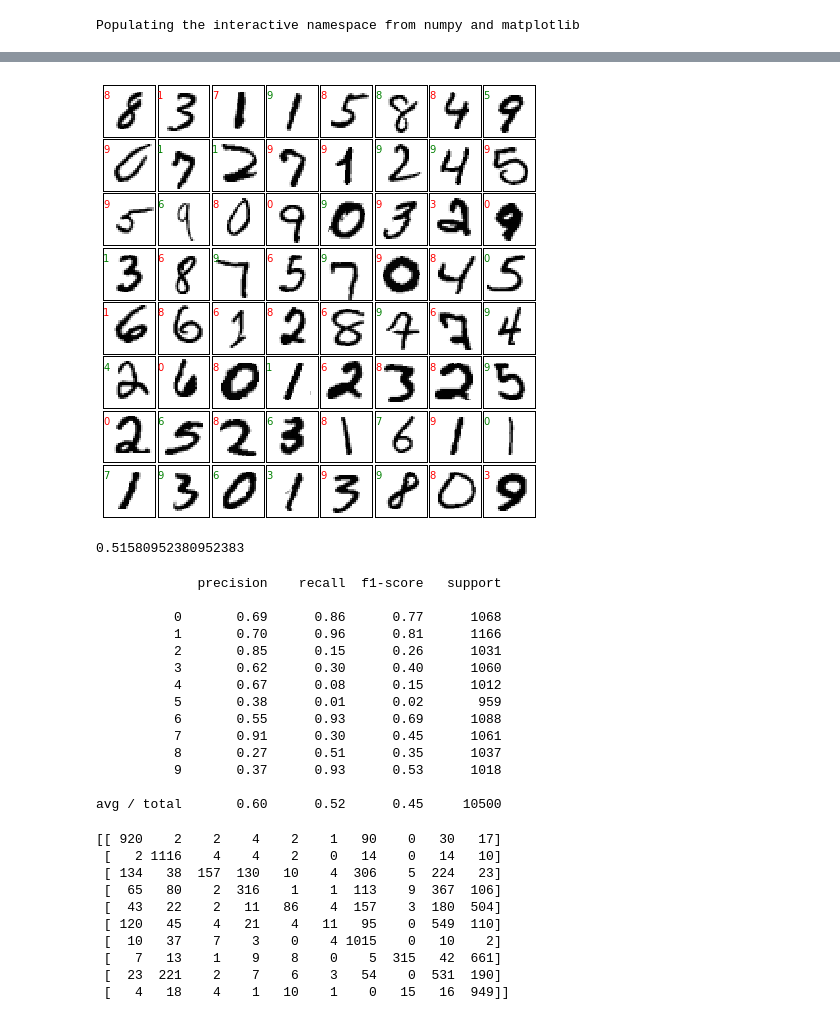
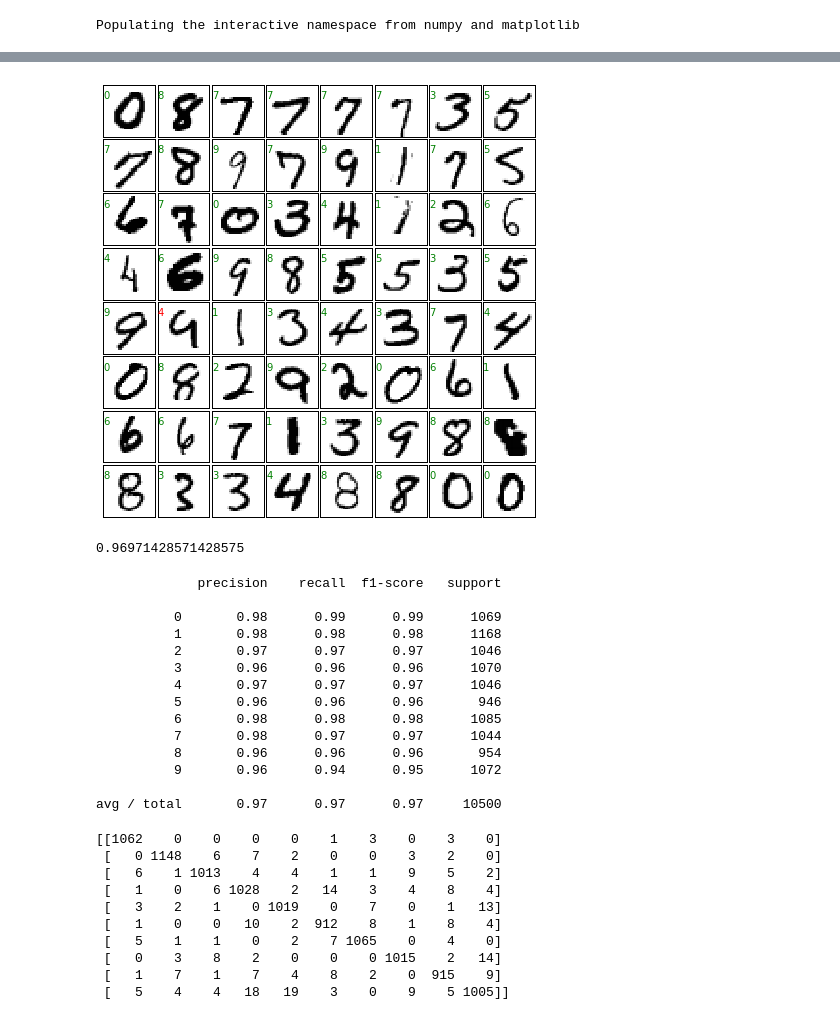
Before and after one commit to inmidvideo/kaggle-mnist, a Jupyter notebook: python/mnist_test.ipynb, the cells around one changed output, grey strips where cells are left out. Saved outputs shown, nothing was run; the diff lists cells and outputs as text; code cells hidden in the pictures.

Commit message:
updated mnist test, first submission

```diff
--- a/python/mnist_test.ipynb
+++ b/python/mnist_test.ipynb
@@ -28 +28,7 @@ for i in range(64):
+# %%
+# parameters
+n_components = 3
+n_classes = 3
+n_estimators = 30
+pairs = [[0, 1], [0, 2], [1, 2]]
 # %%
@@ -42,6 +143,6 @@ from sklearn.naive_bayes import GaussianNB
 # %%
-# train the model
-clf = GaussianNB()
+# check best algorithm
+clf = ExtraTreesClassifier(n_estimators=n_estimators*100)
 clf.fit(X_train, y_train)
 
 # use the model to predict the labels of the test data
@@ -50,27 +151,26 @@ expected = y_test
 # %%
 # copied from examples
 fig = plt.figure(figsize=(6, 6))  # figure size in inches
 fig.subplots_adjust(left=0, right=1, bottom=0, top=1, hspace=0.05, wspace=0.05)
 
 # plot the digits: each image is 8x8 pixels
 for i in range(64):
     ax = fig.add_subplot(8, 8, i + 1, xticks=[], yticks=[])
-    ax.imshow(X_train[i].reshape(28, 28), cmap=plt.cm.binary,
-              interpolation='nearest')
+    ax.imshow(X_test[i].reshape(28, 28), cmap=plt.cm.binary, interpolation='nearest')
 
     # label the image with the target value
     if predicted[i] == expected[i]:
         ax.text(0, 7, str(predicted[i]), color='green')
     else:
         ax.text(0, 7, str(predicted[i]), color='red')
 # %% [output]
-[figure, old version]
+[figure, new version]
 # %%
 # accuracy
 matches = (predicted == expected)
 matches.sum() / float(len(matches))
 # %% [output]
-0.51580952380952383
+0.96971428571428575
 # %%
 # f1 score
 from sklearn import metrics
@@ -78,29 +178,29 @@ print metrics.classification_report(expected, predicted)
 # %% [output]
              precision    recall  f1-score   support
 
-          0       0.69      0.86      0.77      1068
-          1       0.70      0.96      0.81      1166
-          2       0.85      0.15      0.26      1031
-          3       0.62      0.30      0.40      1060
-          4       0.67      0.08      0.15      1012
-          5       0.38      0.01      0.02       959
-          6       0.55      0.93      0.69      1088
-          7       0.91      0.30      0.45      1061
-          8       0.27      0.51      0.35      1037
-          9       0.37      0.93      0.53      1018
+          0       0.98      0.99      0.99      1069
+          1       0.98      0.98      0.98      1168
+          2       0.97      0.97      0.97      1046
+          3       0.96      0.96      0.96      1070
+          4       0.97      0.97      0.97      1046
+          5       0.96      0.96      0.96       946
+          6       0.98      0.98      0.98      1085
+          7       0.98      0.97      0.97      1044
+          8       0.96      0.96      0.96       954
+          9       0.96      0.94      0.95      1072
 
-avg / total       0.60      0.52      0.45     10500
+avg / total       0.97      0.97      0.97     10500
 # %%
 # confusion matrix
 print metrics.confusion_matrix(expected, predicted)
 # %% [output]
-[[ 920    2    2    4    2    1   90    0   30   17]
- [   2 1116    4    4    2    0   14    0   14   10]
- [ 134   38  157  130   10    4  306    5  224   23]
- [  65   80    2  316    1    1  113    9  367  106]
- [  43   22    2   11   86    4  157    3  180  504]
- [ 120   45    4   21    4   11   95    0  549  110]
- [  10   37    7    3    0    4 1015    0   10    2]
- [   7   13    1    9    8    0    5  315   42  661]
- [  23  221    2    7    6    3   54    0  531  190]
- [   4   18    4    1   10    1    0   15   16  949]]
+[[1062    0    0    0    0    1    3    0    3    0]
+ [   0 1148    6    7    2    0    0    3    2    0]
+ [   6    1 1013    4    4    1    1    9    5    2]
+ [   1    0    6 1028    2   14    3    4    8    4]
+ [   3    2    1    0 1019    0    7    0    1   13]
+ [   1    0    0   10    2  912    8    1    8    4]
+ [   5    1    1    0    2    7 1065    0    4    0]
+ [   0    3    8    2    0    0    0 1015    2   14]
+ [   1    7    1    7    4    8    2    0  915    9]
+ [   5    4    4   18   19    3    0    9    5 1005]]
```
Also changed, not shown: parts of 10 cells of this notebook, 2 other files.
